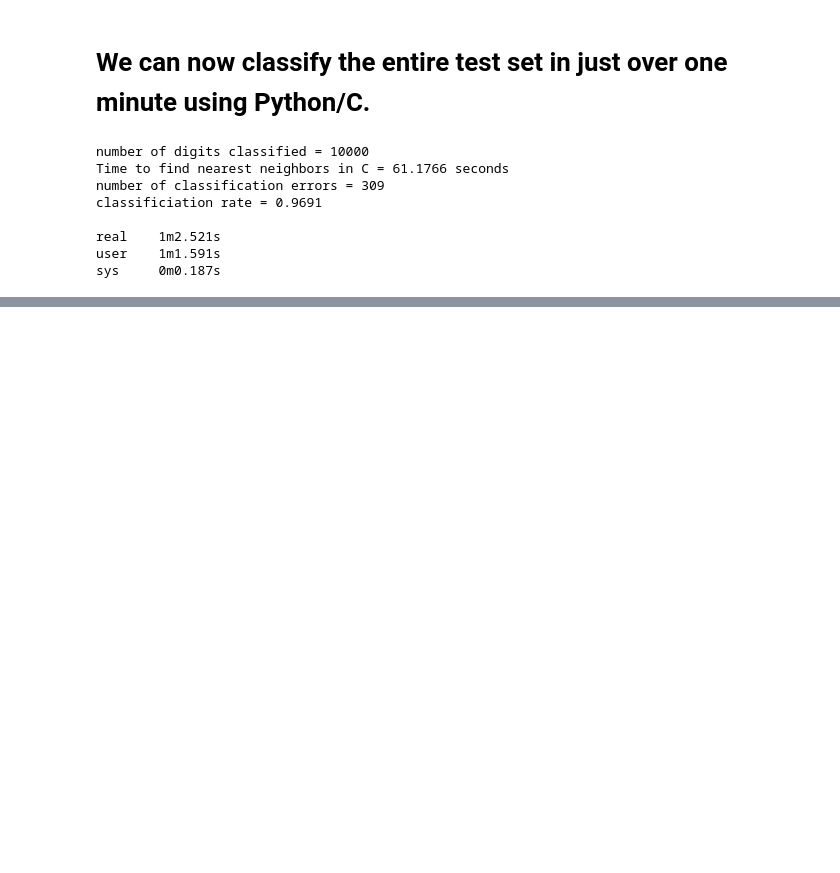
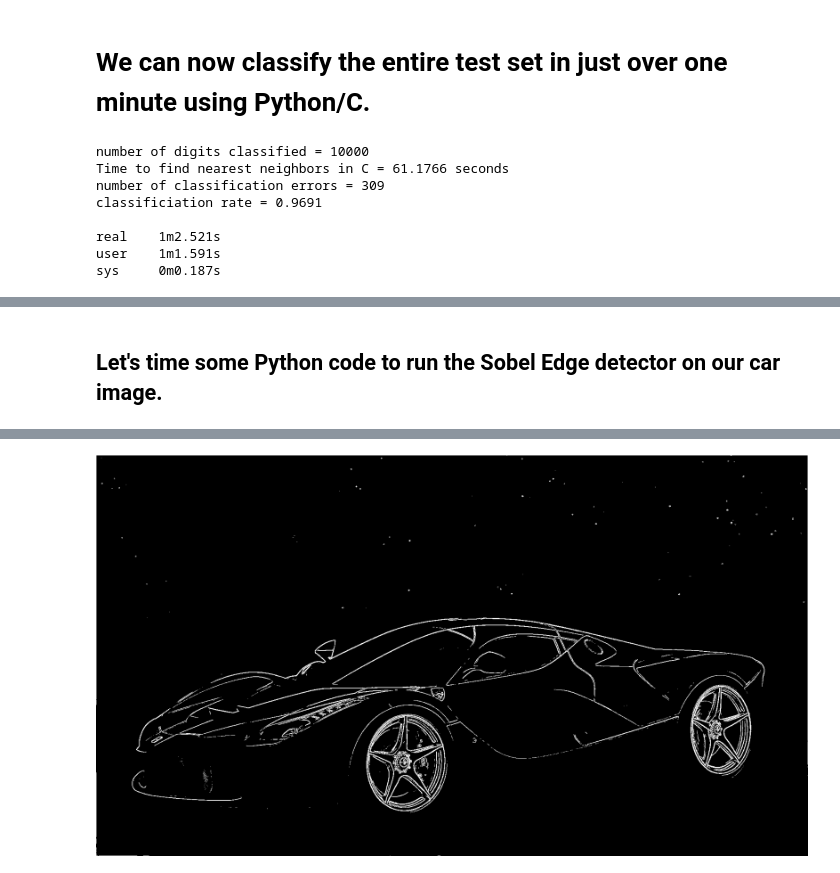
Before and after one commit to jasonrwilson/cmda3634_materials, a Jupyter notebook: L11/lecture11_C_Python.ipynb, the cells around one changed output, grey strips where cells are left out. Saved outputs shown, nothing was run; the diff lists cells and outputs as text; code cells hidden in the pictures; blank space fills up the shorter version.

```diff
--- a/L11/lecture11_C_Python.ipynb
+++ b/L11/lecture11_C_Python.ipynb
@@ -661,0 +683,3 @@ sys     0m0.187s
+# %%
+carA = np.array(grayCar)
+print (carA)
@@ -661,0 +694,3 @@ sys     0m0.187s
+# %%
+rows,cols = carA.shape
+print ('A has ',rows,'rows and ',cols,' columns.')
@@ -661,0 +753,25 @@ sys     0m0.187s
+# %% [markdown]
+## Let's time some Python code to run the Sobel Edge detector on our car image.
+# %%
+%%time
+threshold = 250
+carA_pad = np.pad(carA,[1,1],'constant',constant_values = 0)
+E = np.zeros((rows,cols),dtype='uint8')
+for i in range(1,rows+1):
+    for j in range(1,cols+1):
+        P1 = carA_pad[i-1][j-1]
+        P2 = carA_pad[i-1][j]
+        P3 = carA_pad[i-1][j+1]
+        P4 = carA_pad[i][j-1]
+        P6 = carA_pad[i][j+1]
+        P7 = carA_pad[i+1][j-1]
+        P8 = carA_pad[i+1][j]
+        P9 = carA_pad[i+1][j+1]
+        Gx = P3+2*P6+P9-P1-2*P4-P7
+        Gy = P1+2*P2+P3-P7-2*P8-P9
+        size = np.abs(Gx)+np.abs(Gy)
+        if (size > threshold):
+            E[i-1][j-1] = 255
+edges = Image.fromarray(E)
+edges
+# %% [output]
@@ -661,0 +780 @@ sys     0m0.187s
+[figure, added]
```
Also changed, not shown: parts of 14 cells of this notebook.
